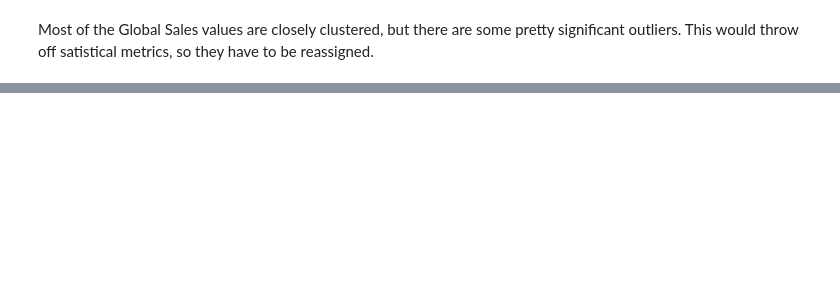
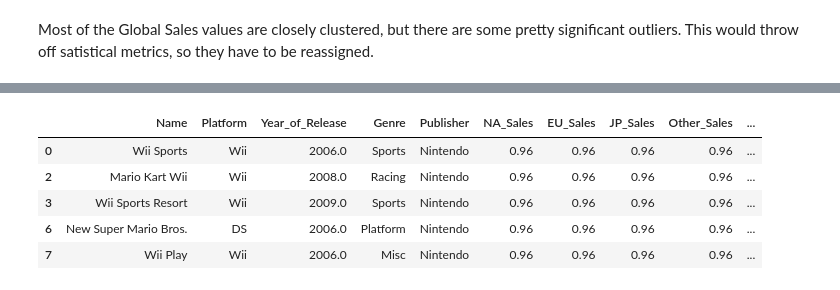
Before and after one commit to legomydiego/Thinkful-Unit-3, a Jupyter notebook: Supervised Learning Capstone Project.ipynb, the cells around one changed output, grey strips where cells are left out. Drawn from its saved outputs; the diff is of its cells as text; code cells hidden in the pictures; blank space fills up the shorter version.

Commit message:
Supervised Learning Capstone

```diff
--- a/Supervised Learning Capstone Project.ipynb
+++ b/Supervised Learning Capstone Project.ipynb
@@ -181 +178,10 @@ Name: Global_Sales, Length: 6825, dtype: float64
+# %%
+clean_df.head()
+# %% [output]
+|  | Name | Platform | Year_of_Release | Genre | Publisher | NA_Sales | EU_Sales | JP_Sales | Other_Sales | ... |
+| 0 | Wii Sports | Wii | 2006.0 | Sports | Nintendo | 0.96 | 0.96 | 0.96 | 0.96 | ... |
+| 2 | Mario Kart Wii | Wii | 2008.0 | Racing | Nintendo | 0.96 | 0.96 | 0.96 | 0.96 | ... |
+| 3 | Wii Sports Resort | Wii | 2009.0 | Sports | Nintendo | 0.96 | 0.96 | 0.96 | 0.96 | ... |
+| 6 | New Super Mario Bros. | DS | 2006.0 | Platform | Nintendo | 0.96 | 0.96 | 0.96 | 0.96 | ... |
+| 7 | Wii Play | Wii | 2006.0 | Misc | Nintendo | 0.96 | 0.96 | 0.96 | 0.96 | ... |
 # %%
```
Also changed, not shown: parts of 14 cells of this notebook.
